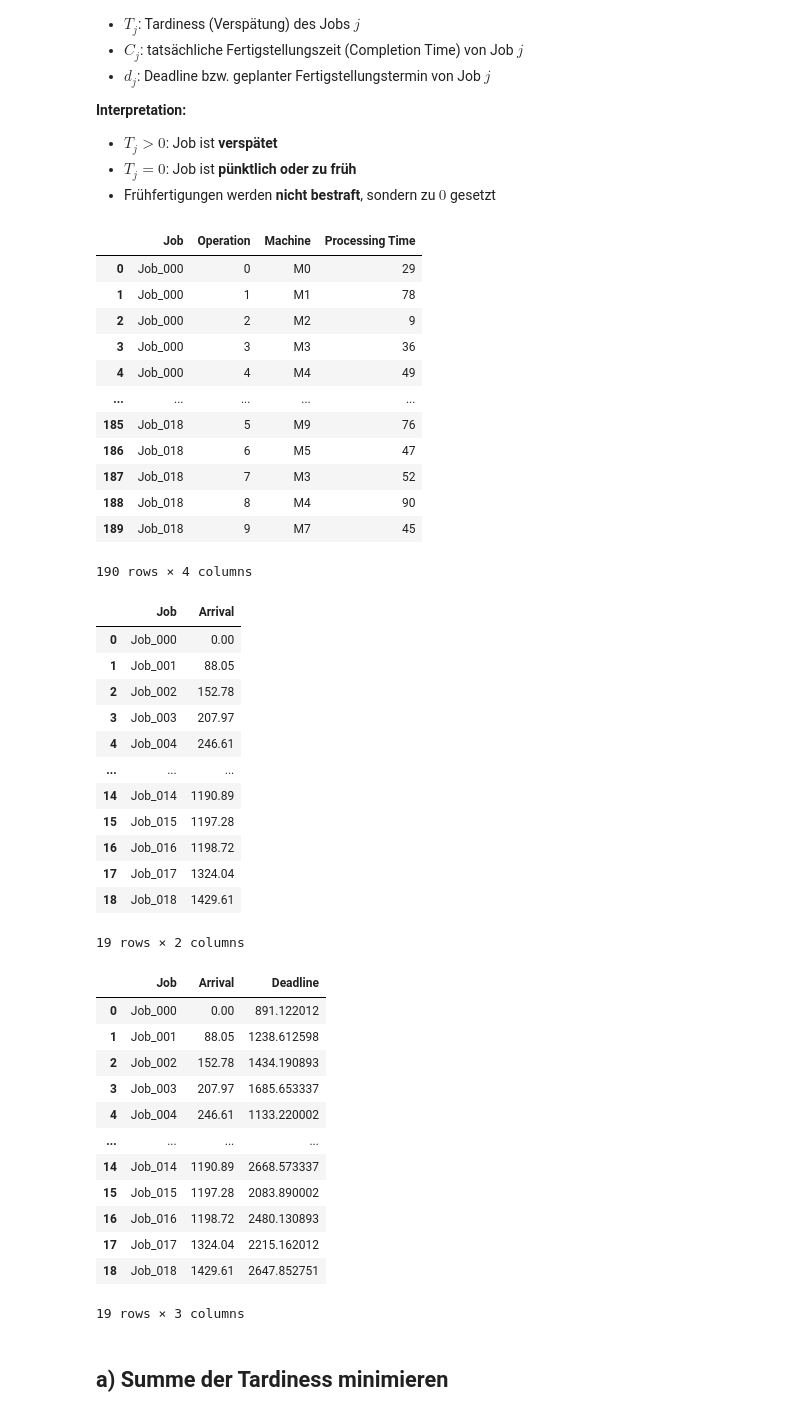
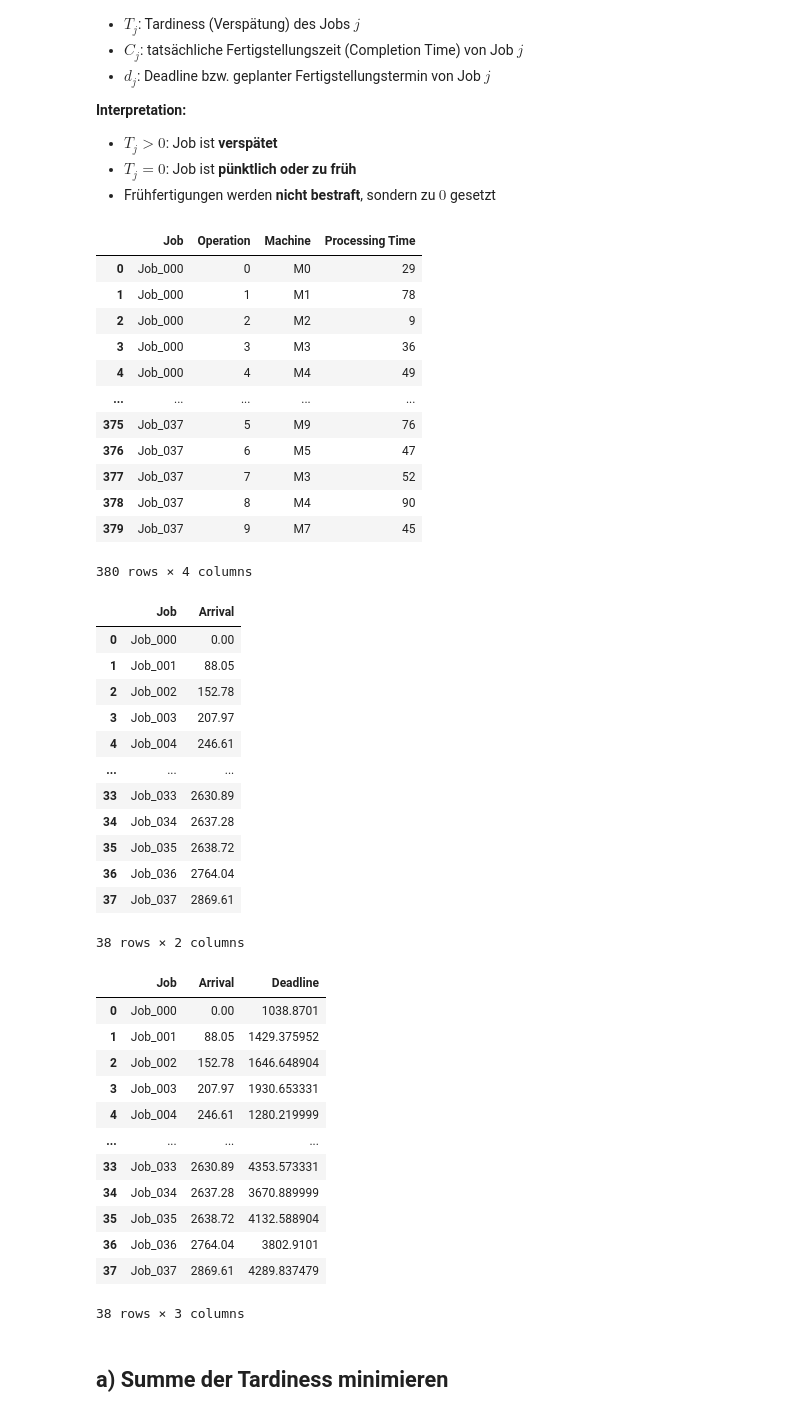
Before and after one commit to konrad-adamski/HTWD_JobShop_Rescheduling, a Jupyter notebook: 02_Scheduling_with_Arrival_and_DueDate/02_Tardiness.ipynb, the cells around one changed output. Drawn from its saved outputs; the diff is of its cells as text; code cells hidden in the pictures.

```diff
--- a/02_Scheduling_with_Arrival_and_DueDate/02_Tardiness.ipynb
+++ b/02_Scheduling_with_Arrival_and_DueDate/02_Tardiness.ipynb
@@ -40,7 +40,7 @@ import utils.scheduling_solver as ssv
 # %%
 df_instance= pd.read_csv("data/00_instance.csv")
 
-df_jssp, df_arrivals = rp_init.init_jobs_with_arrivals(df_instance, 1, u_b_mmax= 0.9)
+df_jssp, df_arrivals = rp_init.init_jobs_with_arrivals(df_instance, 2, u_b_mmax= 0.9)
 df_jssp
 # %% [output]
 |  | Job | Operation | Machine | Processing Time |
@@ -50,12 +50,12 @@ df_jssp
 | 3 | Job_000 | 3 | M3 | 36 |
 | 4 | Job_000 | 4 | M4 | 49 |
 | ... | ... | ... | ... | ... |
-| 185 | Job_018 | 5 | M9 | 76 |
-| 186 | Job_018 | 6 | M5 | 47 |
-| 187 | Job_018 | 7 | M3 | 52 |
-| 188 | Job_018 | 8 | M4 | 90 |
-| 189 | Job_018 | 9 | M7 | 45 |
+| 375 | Job_037 | 5 | M9 | 76 |
+| 376 | Job_037 | 6 | M5 | 47 |
+| 377 | Job_037 | 7 | M3 | 52 |
+| 378 | Job_037 | 8 | M4 | 90 |
+| 379 | Job_037 | 9 | M7 | 45 |
-190 rows × 4 columns
+380 rows × 4 columns
 # %%
 df_arrivals
 # %% [output]
@@ -66,29 +66,29 @@ df_arrivals
 | 3 | Job_003 | 207.97 |
 | 4 | Job_004 | 246.61 |
 | ... | ... | ... |
-| 14 | Job_014 | 1190.89 |
-| 15 | Job_015 | 1197.28 |
-| 16 | Job_016 | 1198.72 |
-| 17 | Job_017 | 1324.04 |
-| 18 | Job_018 | 1429.61 |
+| 33 | Job_033 | 2630.89 |
+| 34 | Job_034 | 2637.28 |
+| 35 | Job_035 | 2638.72 |
+| 36 | Job_036 | 2764.04 |
+| 37 | Job_037 | 2869.61 |
-19 rows × 2 columns
+38 rows × 2 columns
 # %%
-df_times = deadline_gen.get_times_df(df_jssp, df_arrivals, ssv.schedule_fcfs_with_arrivals, target_service=1.0)
+df_times = deadline_gen.get_times_df(df_jssp, df_arrivals, ssv.schedule_fcfs_with_arrivals, target_service=1.0, buffer_factor=1.1)
 df_times
 # %% [output]
 |  | Job | Arrival | Deadline |
-| 0 | Job_000 | 0.00 | 891.122012 |
-| 1 | Job_001 | 88.05 | 1238.612598 |
-| 2 | Job_002 | 152.78 | 1434.190893 |
-| 3 | Job_003 | 207.97 | 1685.653337 |
-| 4 | Job_004 | 246.61 | 1133.220002 |
+| 0 | Job_000 | 0.00 | 1038.8701 |
+| 1 | Job_001 | 88.05 | 1429.375952 |
+| 2 | Job_002 | 152.78 | 1646.648904 |
+| 3 | Job_003 | 207.97 | 1930.653331 |
+| 4 | Job_004 | 246.61 | 1280.219999 |
 | ... | ... | ... | ... |
-| 14 | Job_014 | 1190.89 | 2668.573337 |
-| 15 | Job_015 | 1197.28 | 2083.890002 |
-| 16 | Job_016 | 1198.72 | 2480.130893 |
-| 17 | Job_017 | 1324.04 | 2215.162012 |
-| 18 | Job_018 | 1429.61 | 2647.852751 |
+| 33 | Job_033 | 2630.89 | 4353.573331 |
+| 34 | Job_034 | 2637.28 | 3670.889999 |
+| 35 | Job_035 | 2638.72 | 4132.588904 |
+| 36 | Job_036 | 2764.04 | 3802.9101 |
+| 37 | Job_037 | 2869.61 | 4289.837479 |
-19 rows × 3 columns
+38 rows × 3 columns
 # %% [markdown]
 ## a) Summe der Tardiness minimieren
 # %% [markdown]
```
Also changed, not shown: parts of 7 cells of this notebook, 1 other file.
